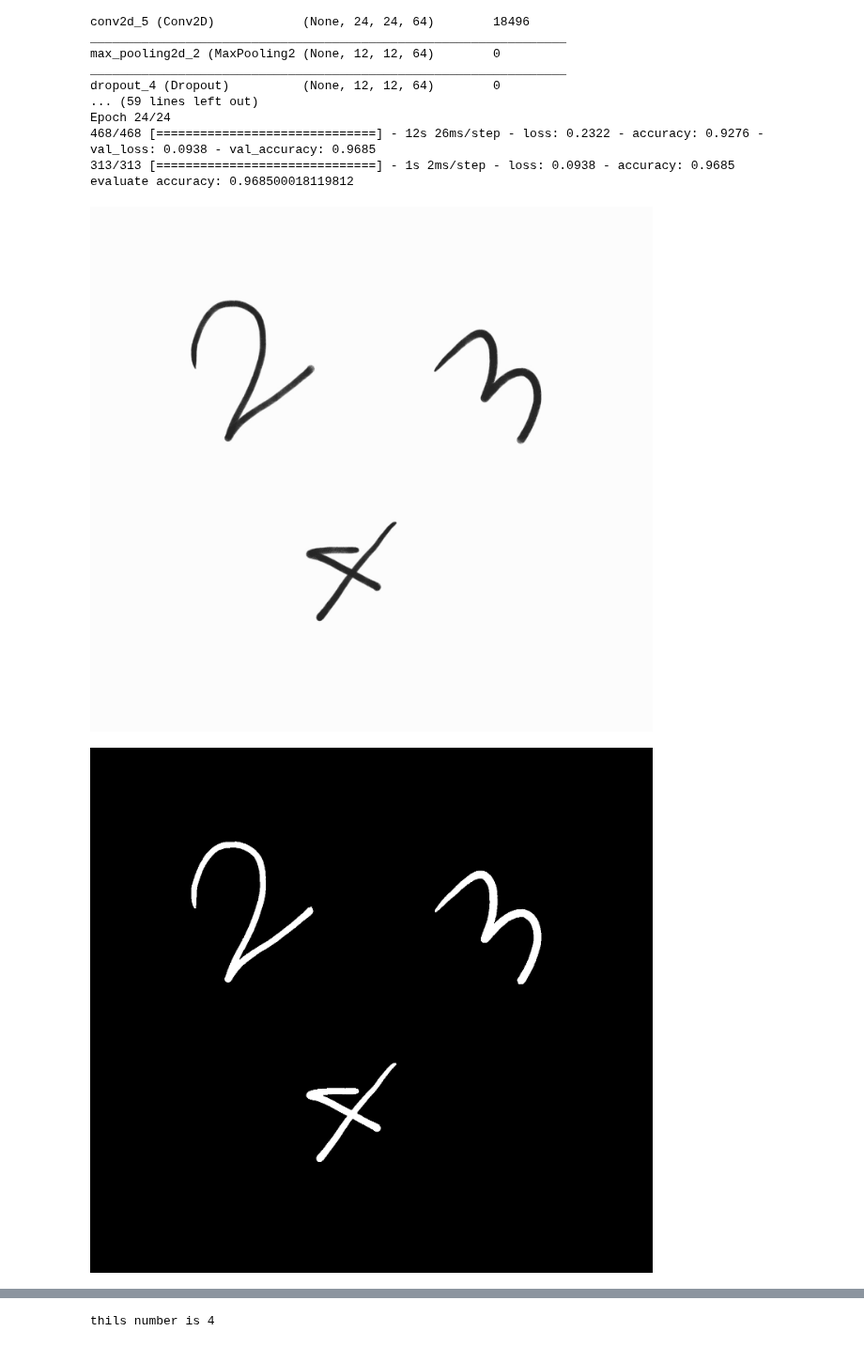
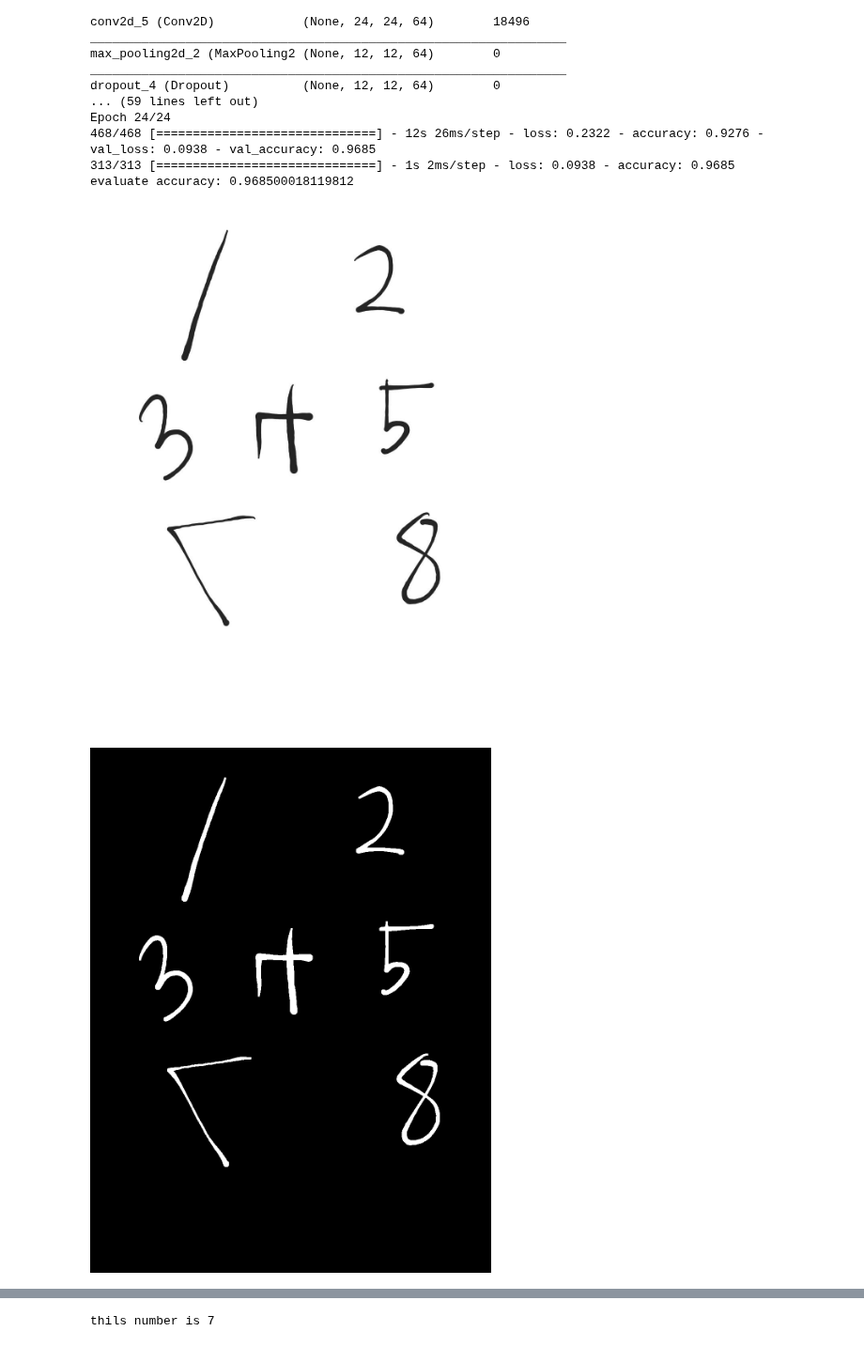
Before and after one commit to bangse94/hongik_ee, a Jupyter notebook: mnist_my_handwriting.ipynb, the cells around one changed output, grey strips where cells are left out. Shown at 94% size. Cells and saved outputs as stored; diff of their text form; code cells hidden in the pictures.

```diff
--- a/mnist_my_handwriting.ipynb
+++ b/mnist_my_handwriting.ipynb
@@ -112,7 +112,7 @@ class Trace():
 
     def ImageProcessing(self, src_image):
         self.img_gray = cv2.cvtColor(src_image, cv2.COLOR_BGR2GRAY)
-        _, self.img_binary = cv2.threshold(self.img_gray, 150, 255, cv2.THRESH_BINARY_INV | cv2.THRESH_OTSU)
+        _, self.img_binary = cv2.threshold(self.img_gray, 100, 255, cv2.THRESH_BINARY_INV | cv2.THRESH_OTSU)
         self.kernel = cv2.getStructuringElement(cv2.MORPH_RECT, (5,5))
         self.img_binary = cv2.morphologyEx(self.img_binary, cv2.MORPH_OPEN, self.kernel)
 
@@ -124,7 +124,7 @@ class Trace():
         for contour in contours:
             x_cont, y_cont, width, height = cv2.boundingRect(contour)
 
-            length = max(width, height) + 30
+            length = max(width, height) + 60
             img_num = np.zeros((length, length, 1), np.uint8)
 
     #정사각형으로 window를 만들어주자
@@ -132,34 +132,34 @@ class Trace():
 
     #test공간에 binary image input
             img_num = img_binary[y_win:y_win+length,x_win:x_win+length]
-            kernel = np.zeros((5,5), np.uint8)
+            kernel = np.ones((5,5), np.uint8)
             img_num = cv2.morphologyEx(img_num, cv2.MORPH_DILATE, kernel)
             cv2_imshow(img_num)
 
             img_num = cv2.resize(img_num, (28, 28), interpolation=cv2.INTER_AREA)/255
             img_input = img_num.reshape(1, 28, 28, 1)
 
             predict = model.predict(img_input)
             answer = np.argmax(predict)
             print("thils number is " +str(answer),"\n")
 
     #color image에 sketch window
             cv2.rectangle(img_color, (x_cont-10, y_cont-10), (x_cont+width+20, y_cont+height+20), (255, 0, 0), 3)
 
     #window 위에 predict 표시
     #cv2.putText(src, org, FontFace, Fontscale, color, thickness,... )
             cv2.putText(img_color, str(answer), (x_cont+int(width*0.5), y_cont-10), cv2.FONT_HERSHEY_COMPLEX, 3, (0, 0, 255), 3)
 
         return img_color
 
 
 mnist = Trace()
 
-img_color = Trace.GetImage(mnist,image='numbers2.jpg')
+img_color = Trace.GetImage(mnist,image='num_in.jpg')
 cv2_imshow(img_color)
 img_binary = Trace.ImageProcessing(mnist,img_color)
 Trace.Detect(mnist,img_binary)
 cv2_imshow(img_color)
 # %% [output]
-[figure, old version]
+[figure, new version]
-[figure, old version]
+[figure, new version]
@@ -167 +167 @@ cv2_imshow(img_color)
-thils number is 4
+thils number is 7
```
Also changed, not shown: parts of 1 cell of this notebook.
